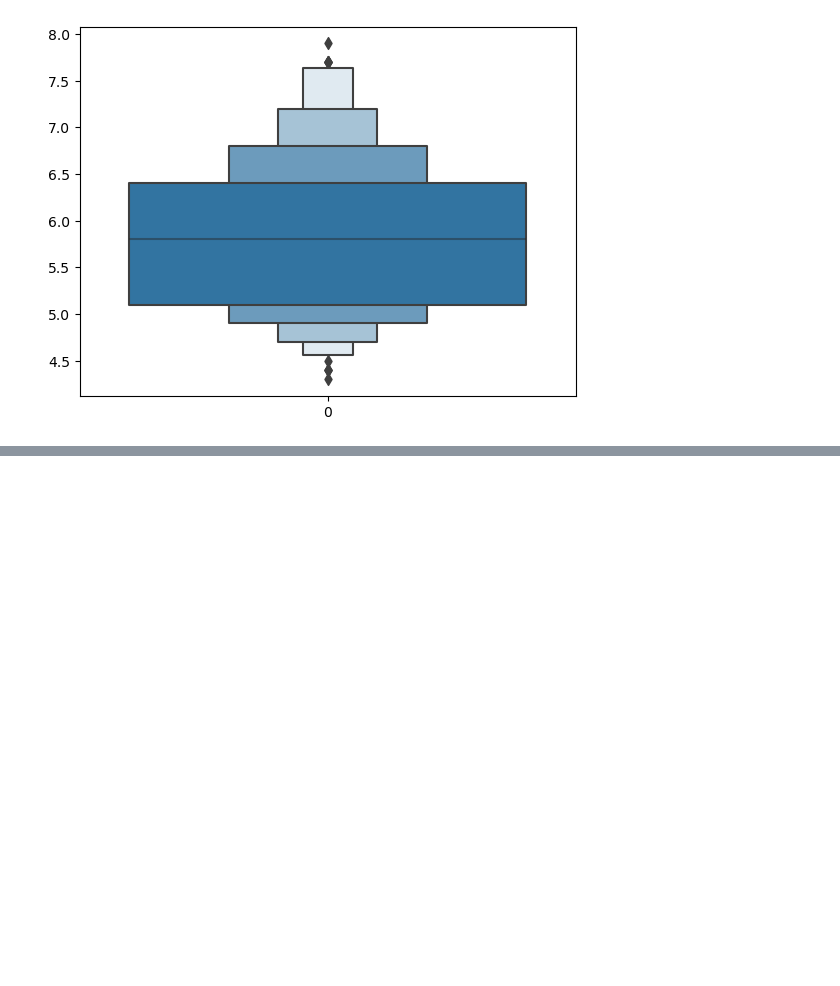
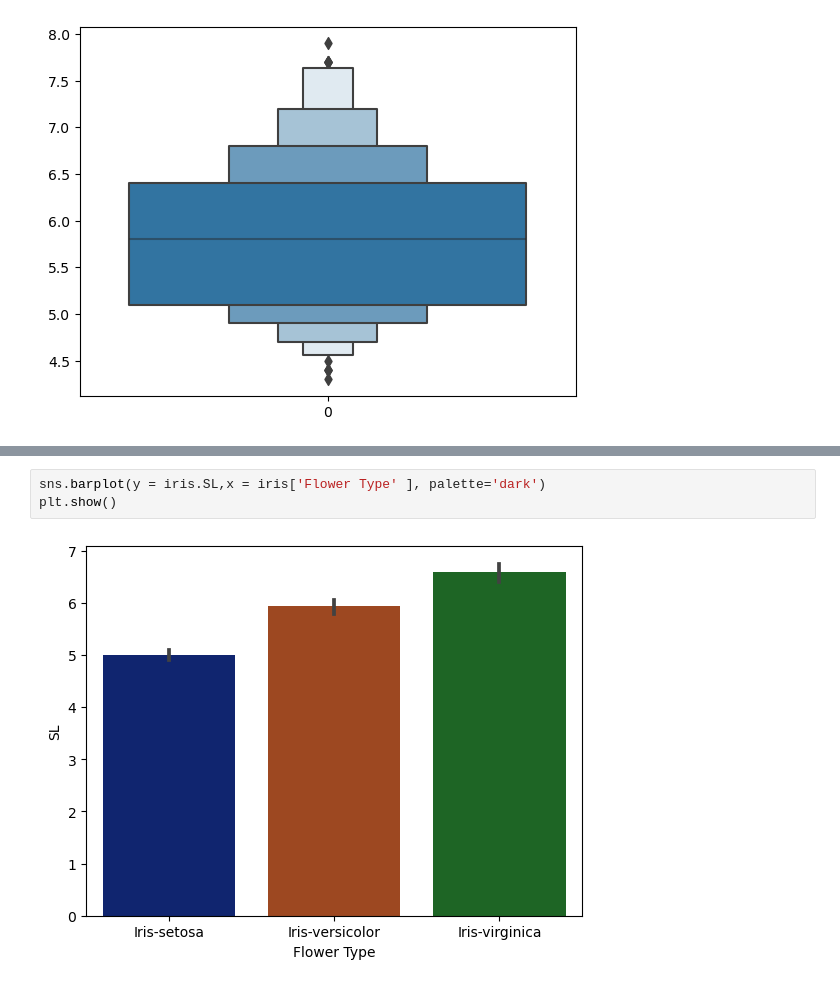
Before and after one commit to CodeByDeepankar/CTTC-AIML, a Jupyter notebook: Day11_SNS.ipynb, the cells around one changed output, grey strips where cells are left out. Drawn from its saved outputs; the diff is of its cells as text; blank space fills up the shorter version.

```diff
--- a/Day11_SNS.ipynb
+++ b/Day11_SNS.ipynb
@@ -179,0 +199,5 @@ sns.boxenplot(iris.SL, )
+# %%
+sns.barplot(y = iris.SL,x = iris['Flower Type' ], palette='dark')
+plt.show()
+# %% [output]
+[figure, added]
```
Also changed, not shown: parts of 24 cells of this notebook, 1 other file.
